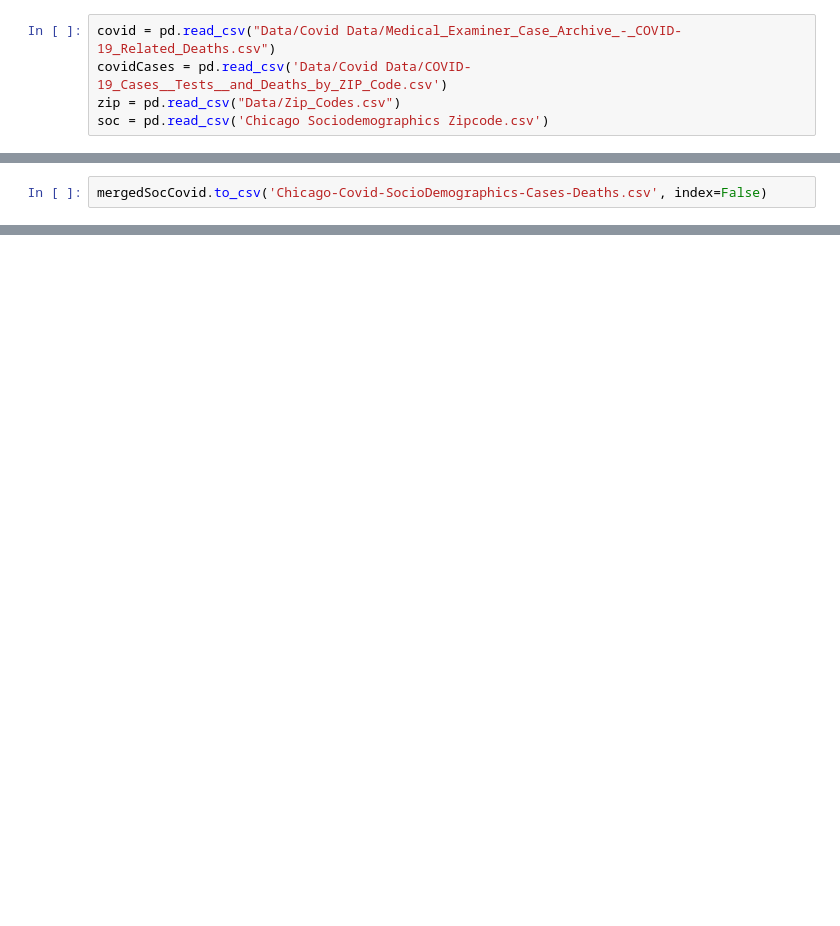
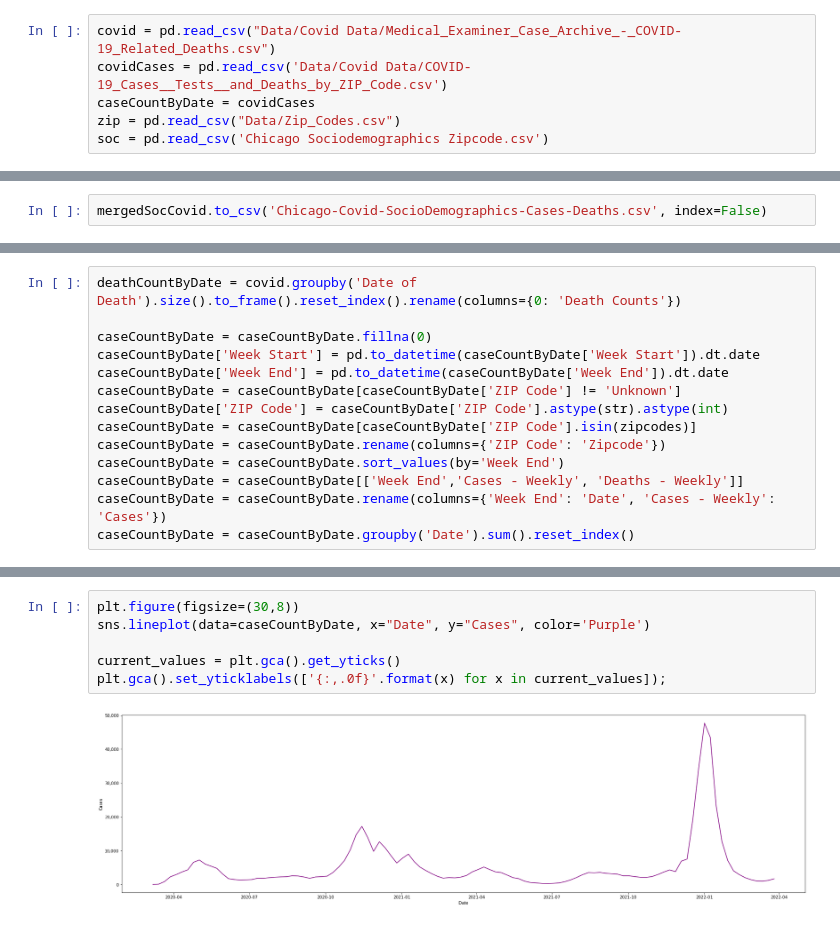
Before and after one commit to uic-cs418/modeling-the-pandemic, a Jupyter notebook: eda-vis.ipynb, the cells around one changed output, grey strips where cells are left out. Saved outputs shown, nothing was run; the diff lists cells and outputs as text; blank space fills up the shorter version.

```diff
--- a/eda-vis.ipynb
+++ b/eda-vis.ipynb
@@ -8,6 +11,7 @@ import matplotlib.pyplot as plt
 # %%
 covid = pd.read_csv("Data/Covid Data/Medical_Examiner_Case_Archive_-_COVID-19_Related_Deaths.csv")
 covidCases = pd.read_csv('Data/Covid Data/COVID-19_Cases__Tests__and_Deaths_by_ZIP_Code.csv')
+caseCountByDate = covidCases
 zip = pd.read_csv("Data/Zip_Codes.csv")
 soc = pd.read_csv('Chicago Sociodemographics Zipcode.csv')
 # %%
@@ -71,2 +73,16 @@ deathCountByDate = covid.groupby('Date of Death').size().to_frame().reset_index(
+# %%
+deathCountByDate = covid.groupby('Date of Death').size().to_frame().reset_index().rename(columns={0: 'Death Counts'})
+
+caseCountByDate = caseCountByDate.fillna(0)
+caseCountByDate['Week Start'] = pd.to_datetime(caseCountByDate['Week Start']).dt.date
+caseCountByDate['Week End'] = pd.to_datetime(caseCountByDate['Week End']).dt.date
+caseCountByDate = caseCountByDate[caseCountByDate['ZIP Code'] != 'Unknown']
+caseCountByDate['ZIP Code'] = caseCountByDate['ZIP Code'].astype(str).astype(int)
+caseCountByDate = caseCountByDate[caseCountByDate['ZIP Code'].isin(zipcodes)]
+caseCountByDate = caseCountByDate.rename(columns={'ZIP Code': 'Zipcode'})
+caseCountByDate = caseCountByDate.sort_values(by='Week End')
+caseCountByDate = caseCountByDate[['Week End','Cases - Weekly', 'Deaths - Weekly']]
+caseCountByDate = caseCountByDate.rename(columns={'Week End': 'Date', 'Cases - Weekly': 'Cases'})
+caseCountByDate = caseCountByDate.groupby('Date').sum().reset_index()
 # %%
 plt.figure(figsize=(30,8))
@@ -77,0 +94,8 @@ Text(0.5, 0, 'Date')
+# %%
+plt.figure(figsize=(30,8))
+sns.lineplot(data=caseCountByDate, x="Date", y="Cases", color='Purple')
+
+current_values = plt.gca().get_yticks()
+plt.gca().set_yticklabels(['{:,.0f}'.format(x) for x in current_values]);
+# %% [output]
+[figure, added]
```
Also changed, not shown: parts of 13 cells of this notebook.
